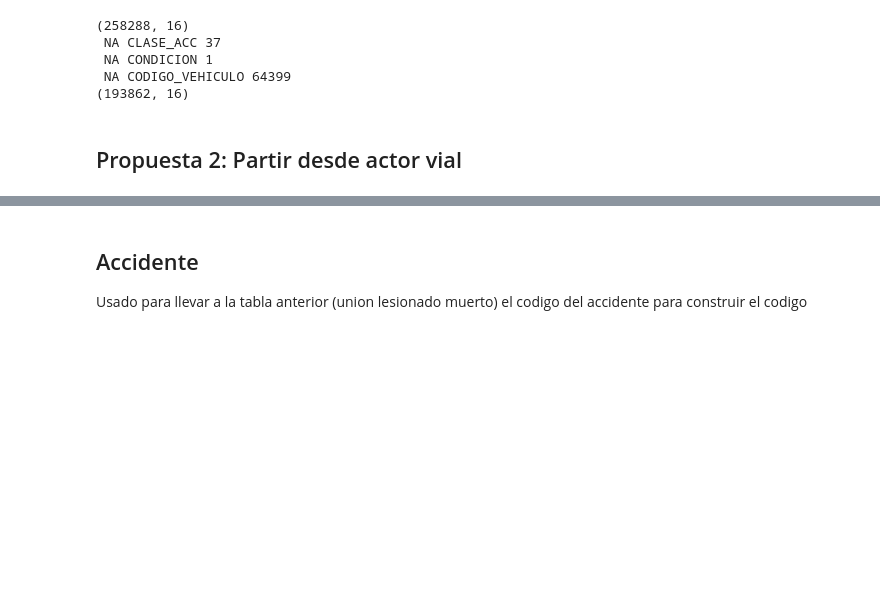
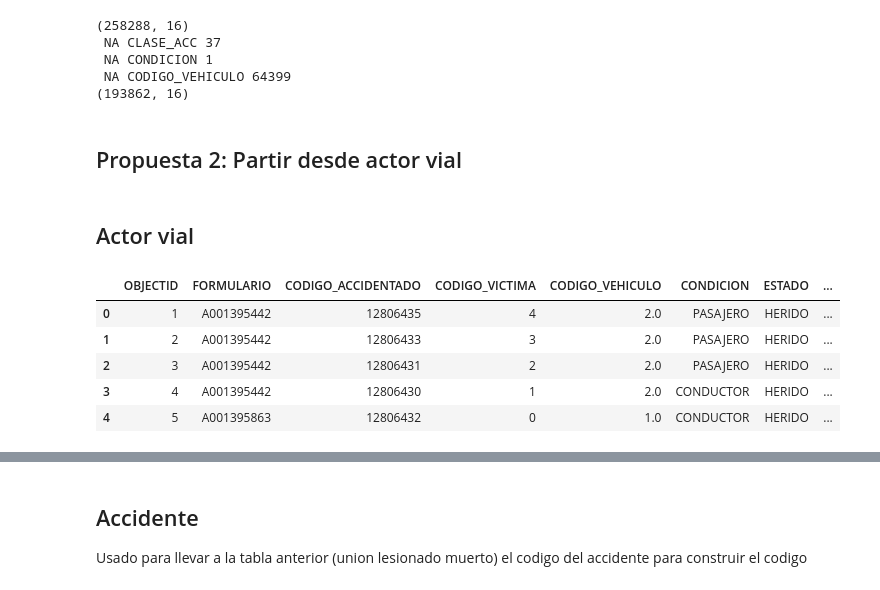
Before and after one commit to santiago-higuitau/ml_accident_bgta, a Jupyter notebook: notebooks/03_Analisis descriptivo.ipynb, the cells around one changed output, grey strips where cells are left out. Cells and saved outputs as stored; diff of their text form; code cells hidden in the pictures; blank space fills up the shorter version.

```diff
--- a/notebooks/03_Analisis descriptivo.ipynb
+++ b/notebooks/03_Analisis descriptivo.ipynb
@@ -286,3 +286,14 @@ print(ESTADO_ACCIDENTADO.shape)
 (193862, 16)
 # %% [markdown]
 ## Propuesta 2: Partir desde actor vial
+# %% [markdown]
+## Actor vial
+# %%
+ACTORVIAL.head()
+# %% [output]
+|  | OBJECTID | FORMULARIO | CODIGO_ACCIDENTADO | CODIGO_VICTIMA | CODIGO_VEHICULO | CONDICION | ESTADO | ... |
+| 0 | 1 | A001395442 | 12806435 | 4 | 2.0 | PASAJERO | HERIDO | ... |
+| 1 | 2 | A001395442 | 12806433 | 3 | 2.0 | PASAJERO | HERIDO | ... |
+| 2 | 3 | A001395442 | 12806431 | 2 | 2.0 | PASAJERO | HERIDO | ... |
+| 3 | 4 | A001395442 | 12806430 | 1 | 2.0 | CONDUCTOR | HERIDO | ... |
+| 4 | 5 | A001395863 | 12806432 | 0 | 1.0 | CONDUCTOR | HERIDO | ... |
```
Also changed, not shown: parts of 3 cells of this notebook, 2 other files.
